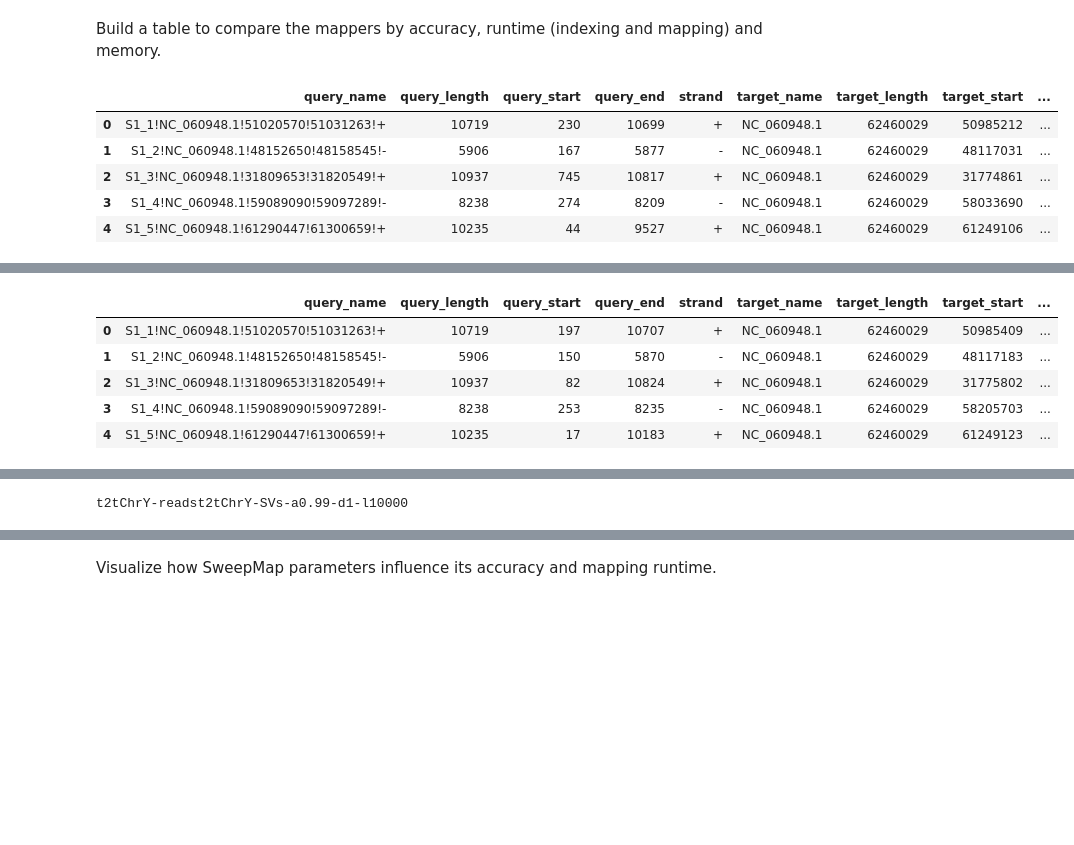
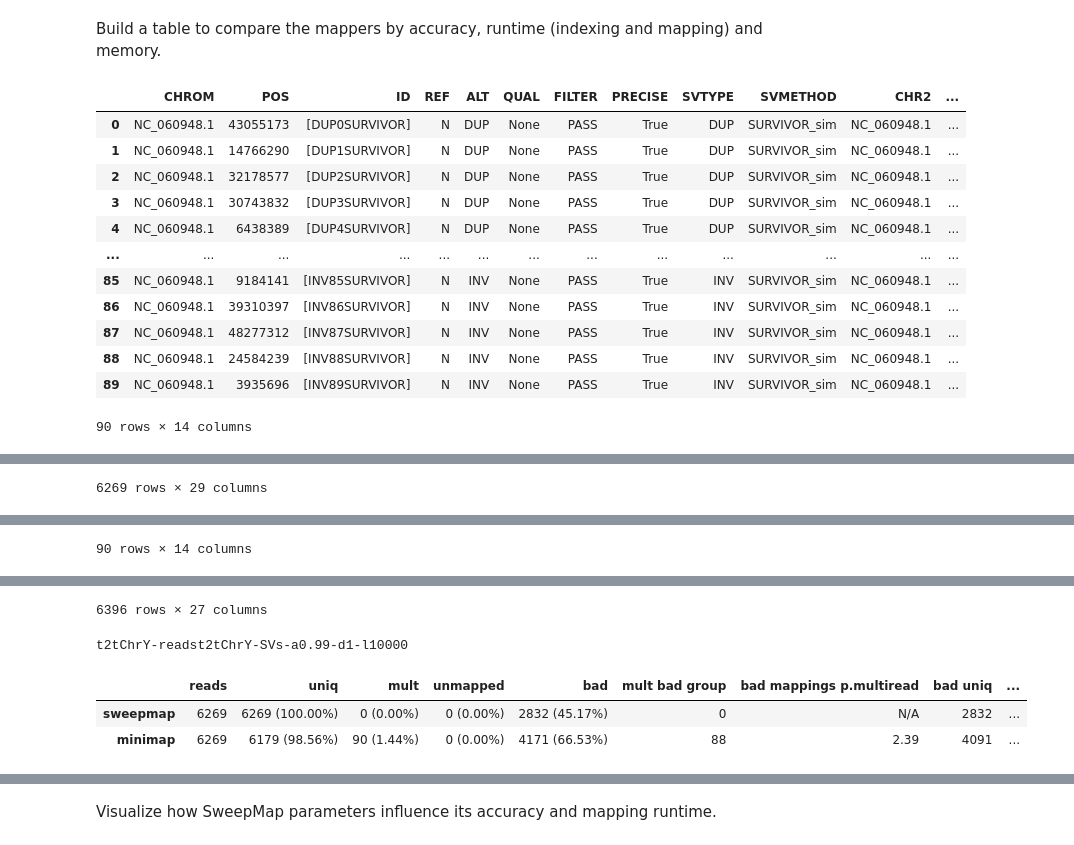
Before and after one commit to pesho-ivanov/shmap, a Jupyter notebook: evals/compare.ipynb, the cells around one changed output, grey strips where cells are left out. Saved outputs shown, nothing was run; the diff lists cells and outputs as text; code cells hidden in the pictures; blank space fills up the shorter version.

```diff
--- a/evals/compare.ipynb
+++ b/evals/compare.ipynb
@@ -59,6 +49,8 @@ def union_length(df):
     return union_length
 # %%
 def perc(a, b):
+    if b == 0:
+        return np.nan
     return 100.0 * a / b
 
 def fasta2df(fn):
@@ -66,6 +58,9 @@ def fasta2df(fn):
     df = pd.DataFrame((str(s.id), str(s.seq)) for s in seqs)
     df.columns = ["ID", "Sequence"]
     return df
+
+def is_overlapping(a, sv_row):
+    return a.GT_from <= sv_row['END'] and sv_row['POS'] <= a.GT_to
 
 min_overlap = 0.8
 
@@ -96,14 +91,29 @@ def is_correct_labels(a, GT_l, target_l):
     overlaps = sum(intersection.values()) >= min_overlap * (union_to - union_from)
     return overlaps
 
-def read_paf(pref, reads, orig_l: dict, mutated_l: dict):
+def read_falls_on_what_sv(a, vcf_df):
+    #print('read_falls_on_what_sv', a)
+    assert((vcf_df.POS <= vcf_df.END).all())
+    sv_cnt = 0
+    sv_type = 'none'
+    for index, sv_row in vcf_df.iterrows():
+        if sv_row['CHROM'] != a.GT_ref:
+            continue
+        if is_overlapping(a, sv_row):
+            sv_cnt += 1
+            sv_type = sv_row['SVTYPE']
+    if sv_cnt > 1:
+        return 'multi'
+    return sv_type
+
+def read_paf(pref, reads, orig_l: dict, mutated_l: dict, vcf_df: pd.DataFrame):
+    display(vcf_df)
     paf_file = pref.with_suffix('.paf')
     no_GT = False
     if not paf_file.exists():
         raise Exception(f"File does not exist or is empty: {paf_file}")
     with open(paf_file) as handle:
         df = parse_paf(handle, dataframe=True)
-        display(df.head())
         try:
             df[ ['read_name', 'GT_ref', 'GT_from', 'GT_to', 'GT_strand'] ] = df['query_name'].str.split('!', expand=True)
             df['GT_from'] = df['GT_from'].astype(int)
@@ -113,13 +123,17 @@ def read_paf(pref, reads, orig_l: dict, mutated_l: dict):
             df['is_correct'] = df.apply(lambda x: is_correct_labels(x, orig_l, mutated_l), axis=1)
             df['start_diff'] = df.target_start - df.GT_from
             df['end_diff'] = df.target_end - df.GT_to
+            df['read_sv'] = df.apply(lambda x: read_falls_on_what_sv(x, vcf_df), axis=1)
         except ValueError as e:
+            display(e)
             df['read_name'] = df['query_name']
             #df['is_correct_labels'] = True
             df['is_correct'] = True
             df['start_diff'] = 0
             df['end_diff'] = 0
+            df['read_sv'] = 'none'
             no_GT = True
+        display(df)
     df = df.sort_values(['read_name', 'residue_matches'], ascending=[True, False], ignore_index=True)
 
     # initialize from left to right
@@ -196,6 +210,14 @@ def read_paf(pref, reads, orig_l: dict, mutated_l: dict):
     union_len = union_length(df)
     paf['covered reference'] = '{} ({:.2f}%)'.format(union_len, perc(union_len, df.iloc[0]['target_length']))
 
+    # for each sv type in vcf_df or 'multi', count how many alignment are not correct and calculate their percentage of all alignments on this SV
+    for sv_type in list(vcf_df['SVTYPE'].unique()) + ['multi']:
+        if sv_type == 'none':
+            continue
+        sv_df = df[df['read_sv'] == sv_type]
+        bad_sv = sv_df[~sv_df['is_correct']]
+        paf[f'bad {sv_type}'] = '{} / {} ({:.2f}%)'.format(len(bad_sv), len(sv_df), perc(len(bad_sv), len(sv_df)))
+
     return pd.Series(paf, dtype='object')
 
 #def read_eval(pref, reads):
@@ -243,6 +265,7 @@ def get_comparison_table(refname, readsim_refname, experiment, tools):
         vcf_df = sv.read_vcf(Path('refs') / (readsim_refname+'.vcf'))
         mutated_fa, mutated_l = sv.mutate(orig_fa_dict, orig_l, vcf_df)
     except FileNotFoundError:
+        vcf_df = None
         mutated_fa, mutated_l = orig_fa_dict, orig_l
 
     rows = []  # list of Series to be converted to DataFrame
@@ -253,7 +276,7 @@ def get_comparison_table(refname, readsim_refname, experiment, tools):
             'tool': tool,
             'reads': len(reads),
         })
-        row = pd.concat([row, read_paf(d, len(reads), orig_l, mutated_l)])     # .paf
+        row = pd.concat([row, read_paf(d, len(reads), orig_l, mutated_l, vcf_df)])     # .paf
         try:
             row = pd.concat([row, read_times(d)])   # .time, .index.time
         except Exception as e:
@@ -269,36 +292,43 @@ def get_comparison_table(refname, readsim_refname, experiment, tools):
 # %% [markdown]
 Build a table to compare the mappers by accuracy, runtime (indexing and mapping) and memory.
 # %%
-tools = ['sweepmap', 'sweepmap-slow', 'mapquik', 'blend', 'minimap', 'winnowmap']
-#tools = ['winnowmap']
+#tools = ['sweepmap', 'sweepmap-slow', 'mapquik', 'blend', 'minimap', 'winnowmap']
+tools = ['sweepmap', 'minimap']
 experiments = [
 #    ('t2tChrY', 't2tChrY', 't2tChrY-readst2tChrY-a0.99-d10-l10000'),
 #    ('chm13',   'chm13',   'chm13-readschm13-a0.99-d0.1-l10000'),
 #    ('t2tChrY', 't2tChrY', 't2tChrY-readst2tChrY-a0.99-d1-l24000'),
 #    ('chm13',   'chm13',   'HG002_24kb'),
 #
 	('t2tChrY', 't2tChrY-SVs', 't2tChrY-readst2tChrY-SVs-a0.99-d1-l10000'),
 ]
 
 pd.set_option('display.width', 100)
 css = """ <style> table { font-family: "Courier New", Courier, monospace; } </style> """
 display(HTML(css))
 dfs = []
 keys = []
 for refname, readsim_refname, data in experiments:
     df = get_comparison_table(refname=refname, readsim_refname=readsim_refname, experiment=data, tools=tools).round(2)
     dfs.append(df)
     keys.append(data)
     df_styled = df.style.set_caption(data)
     display(df_styled)
     #print(to_latex(df))
 DF = pd.concat(dfs, keys=keys)
 #display(DF)
 # %% [output]
-|  | query_name | query_length | query_start | query_end | strand | target_name | target_length | target_start | ... |
-| 0 | S1_1!NC_060948.1!51020570!51031263!+ | 10719 | 230 | 10699 | + | NC_060948.1 | 62460029 | 50985212 | ... |
-| 1 | S1_2!NC_060948.1!48152650!48158545!- | 5906 | 167 | 5877 | - | NC_060948.1 | 62460029 | 48117031 | ... |
-| 2 | S1_3!NC_060948.1!31809653!31820549!+ | 10937 | 745 | 10817 | + | NC_060948.1 | 62460029 | 31774861 | ... |
-| 3 | S1_4!NC_060948.1!59089090!59097289!- | 8238 | 274 | 8209 | - | NC_060948.1 | 62460029 | 58033690 | ... |
-| 4 | S1_5!NC_060948.1!61290447!61300659!+ | 10235 | 44 | 9527 | + | NC_060948.1 | 62460029 | 61249106 | ... |
+|  | CHROM | POS | ID | REF | ALT | QUAL | FILTER | PRECISE | SVTYPE | SVMETHOD | CHR2 | ... |
+| 0 | NC_060948.1 | 43055173 | [DUP0SURVIVOR] | N | DUP | None | PASS | True | DUP | SURVIVOR_sim | NC_060948.1 | ... |
+| 1 | NC_060948.1 | 14766290 | [DUP1SURVIVOR] | N | DUP | None | PASS | True | DUP | SURVIVOR_sim | NC_060948.1 | ... |
+| 2 | NC_060948.1 | 32178577 | [DUP2SURVIVOR] | N | DUP | None | PASS | True | DUP | SURVIVOR_sim | NC_060948.1 | ... |
+| 3 | NC_060948.1 | 30743832 | [DUP3SURVIVOR] | N | DUP | None | PASS | True | DUP | SURVIVOR_sim | NC_060948.1 | ... |
+| 4 | NC_060948.1 | 6438389 | [DUP4SURVIVOR] | N | DUP | None | PASS | True | DUP | SURVIVOR_sim | NC_060948.1 | ... |
+| ... | ... | ... | ... | ... | ... | ... | ... | ... | ... | ... | ... | ... |
+| 85 | NC_060948.1 | 9184141 | [INV85SURVIVOR] | N | INV | None | PASS | True | INV | SURVIVOR_sim | NC_060948.1 | ... |
+| 86 | NC_060948.1 | 39310397 | [INV86SURVIVOR] | N | INV | None | PASS | True | INV | SURVIVOR_sim | NC_060948.1 | ... |
+| 87 | NC_060948.1 | 48277312 | [INV87SURVIVOR] | N | INV | None | PASS | True | INV | SURVIVOR_sim | NC_060948.1 | ... |
+| 88 | NC_060948.1 | 24584239 | [INV88SURVIVOR] | N | INV | None | PASS | True | INV | SURVIVOR_sim | NC_060948.1 | ... |
+| 89 | NC_060948.1 | 3935696 | [INV89SURVIVOR] | N | INV | None | PASS | True | INV | SURVIVOR_sim | NC_060948.1 | ... |
+90 rows × 14 columns
 |  | query_name | query_length | query_start | query_end | strand | target_name | target_length | target_start | ... |
@@ -309,0 +346 @@ DF = pd.concat(dfs, keys=keys)
+6269 rows × 29 columns
@@ -316 +359,2 @@ DF = pd.concat(dfs, keys=keys)
+90 rows × 14 columns
 |  | query_name | query_length | query_start | query_end | strand | target_name | target_length | target_start | ... |
@@ -322,6 +372,5 @@ DF = pd.concat(dfs, keys=keys)
+6396 rows × 27 columns
+t2tChrY-readst2tChrY-SVs-a0.99-d1-l10000
-|  | query_name | query_length | query_start | query_end | strand | target_name | target_length | target_start | ... |
-| 0 | S1_1!NC_060948.1!51020570!51031263!+ | 10719 | 197 | 10707 | + | NC_060948.1 | 62460029 | 50985409 | ... |
-| 1 | S1_2!NC_060948.1!48152650!48158545!- | 5906 | 150 | 5870 | - | NC_060948.1 | 62460029 | 48117183 | ... |
-| 2 | S1_3!NC_060948.1!31809653!31820549!+ | 10937 | 82 | 10824 | + | NC_060948.1 | 62460029 | 31775802 | ... |
-| 3 | S1_4!NC_060948.1!59089090!59097289!- | 8238 | 253 | 8235 | - | NC_060948.1 | 62460029 | 58205703 | ... |
-| 4 | S1_5!NC_060948.1!61290447!61300659!+ | 10235 | 17 | 10183 | + | NC_060948.1 | 62460029 | 61249123 | ... |
+|  | reads | uniq | mult | unmapped | bad | mult bad group | bad mappings p.multiread | bad uniq | ... |
+| sweepmap | 6269 | 6269 (100.00%) | 0 (0.00%) | 0 (0.00%) | 2832 (45.17%) | 0 | N/A | 2832 | ... |
+| minimap | 6269 | 6179 (98.56%) | 90 (1.44%) | 0 (0.00%) | 4171 (66.53%) | 88 | 2.39 | 4091 | ... |
@@ -334 +376,0 @@ DF = pd.concat(dfs, keys=keys)
-t2tChrY-readst2tChrY-SVs-a0.99-d1-l10000
```
Also changed, not shown: parts of 3 cells of this notebook, 1 other file.
